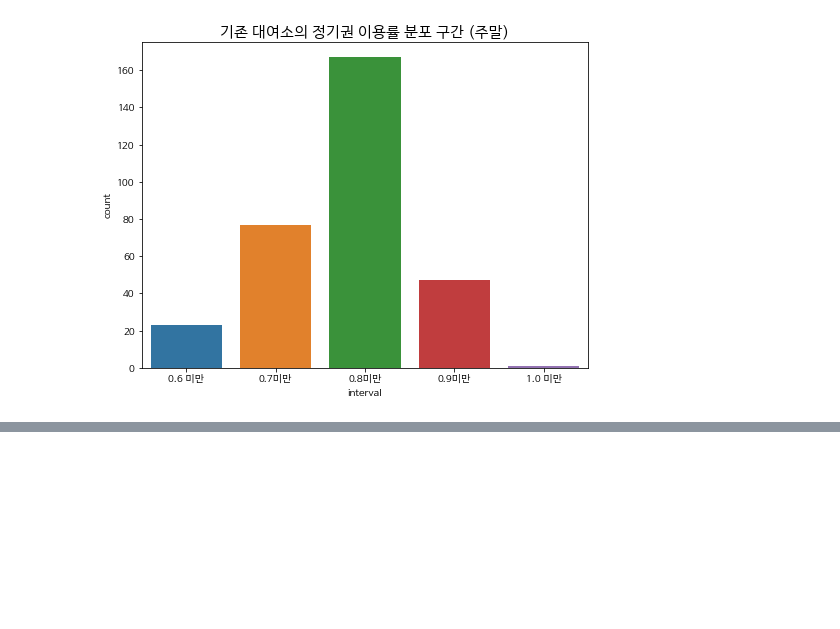
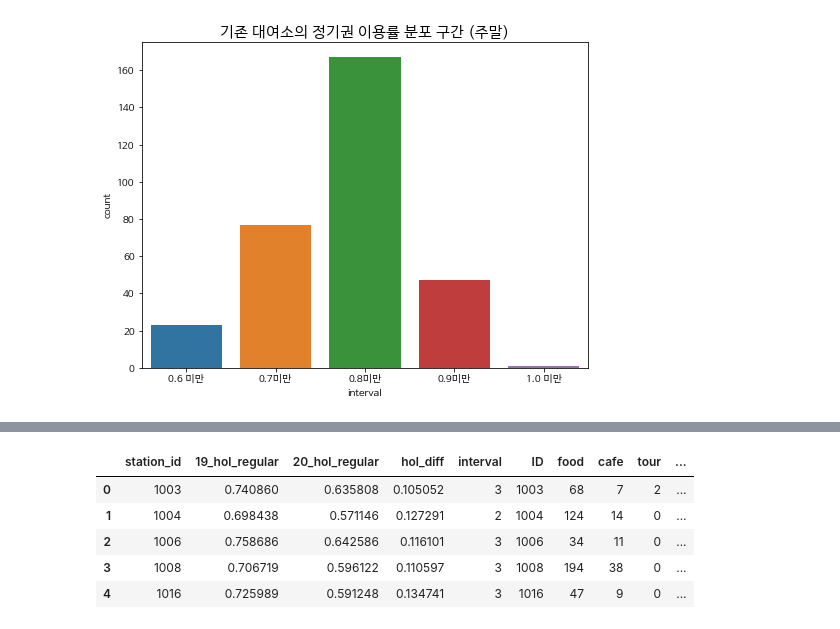
Before and after one commit to enriver/Seoul_Public_Bike-Demand_Analysis, a Jupyter notebook: 19-20 대여소별 비율차이 구간확인.ipynb, the cells around one changed output, grey strips where cells are left out. Saved outputs shown, nothing was run; the diff lists cells and outputs as text; code cells hidden in the pictures; blank space fills up the shorter version.

```diff
--- a/19-20 대여소별 비율차이 구간확인.ipynb
+++ b/19-20 대여소별 비율차이 구간확인.ipynb
@@ -257,0 +313,10 @@ plt.show()
+# %%
+df_station_over10_hol=pd.merge(left=df_station_over10_hol, right=env_pop, on='station_id')
+df_station_over10_hol.head()
+# %% [output]
+|  | station_id | 19_hol_regular | 20_hol_regular | hol_diff | interval | ID | food | cafe | tour | ... |
+| 0 | 1003 | 0.740860 | 0.635808 | 0.105052 | 3 | 1003 | 68 | 7 | 2 | ... |
+| 1 | 1004 | 0.698438 | 0.571146 | 0.127291 | 2 | 1004 | 124 | 14 | 0 | ... |
+| 2 | 1006 | 0.758686 | 0.642586 | 0.116101 | 3 | 1006 | 34 | 11 | 0 | ... |
+| 3 | 1008 | 0.706719 | 0.596122 | 0.110597 | 3 | 1008 | 194 | 38 | 0 | ... |
+| 4 | 1016 | 0.725989 | 0.591248 | 0.134741 | 3 | 1016 | 47 | 9 | 0 | ... |
```
Also changed, not shown: parts of 16 cells of this notebook.
